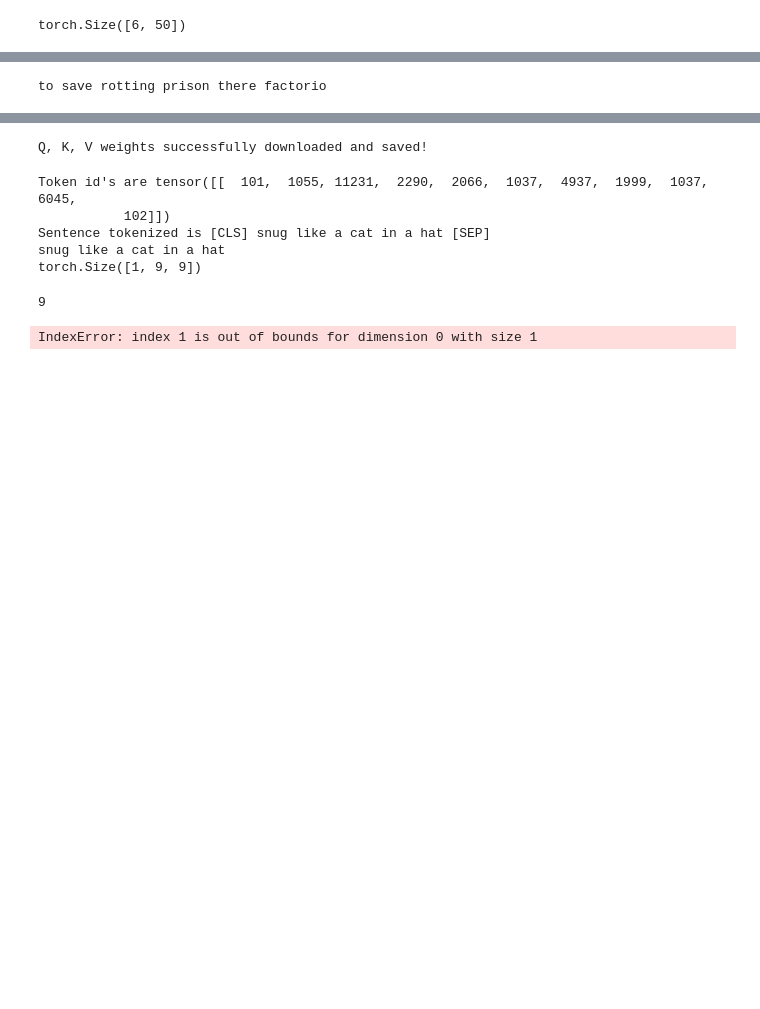
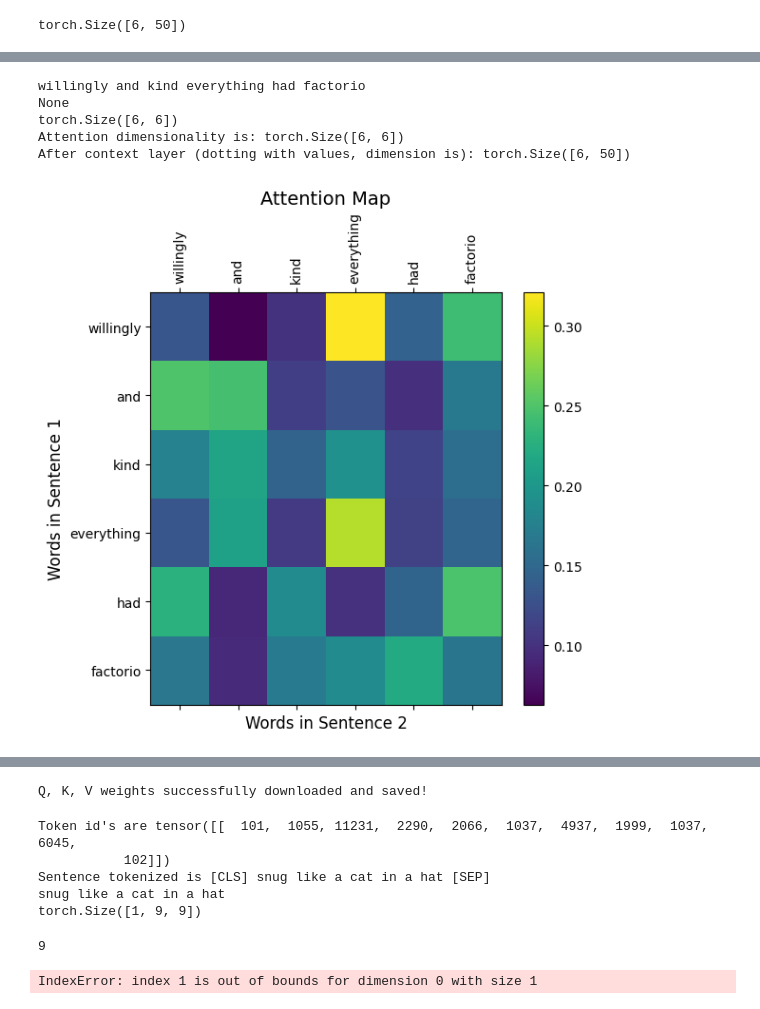
Before and after one commit to Twinbo/Signals-and-Data-Autumn-2025-student, a Jupyter notebook: week_11/ex_week_11.ipynb, the cells around one changed output, grey strips where cells are left out. Drawn from its saved outputs; the diff is of its cells as text; code cells hidden in the pictures; blank space fills up the shorter version.

```diff
--- a/week_11/ex_week_11.ipynb
+++ b/week_11/ex_week_11.ipynb
@@ -350,5 +474,29 @@ def attention_from_tokens(token_indices, word_embeddings, query_embeddings, key_
-# %%
-print(new_sentence)
-# %% [output]
-to save rotting prison there factorio
+# %%
+# Define dimensions of word embeddings, as well as Q, K and V matrices
+word_dim = 50
+Q_dim = 50
+K_dim = 50
+V_dim = 50
+
+# Instantiate AttentionModule
+attention_model = AttentionModule(word_dim, Q_dim, K_dim, V_dim)
+
+# Print sentence we are getting attention for
+print(print(new_sentence))
+
+# Calculate the attention and context layer values
+attention, representations = attention_model.attention_from_tokens(token_indices)
+
+# Print and visualize
+print("Attention dimensionality is:", attention.shape)
+print("After context layer (dotting with values, dimension is):", representations.shape)
+
+visualize_attention(attention.detach().numpy(), new_sentence.split(), new_sentence.split())
+# %% [output]
+willingly and kind everything had factorio
+None
+torch.Size([6, 6])
+Attention dimensionality is: torch.Size([6, 6])
+After context layer (dotting with values, dimension is): torch.Size([6, 50])
+[figure, added]
 # %%
```
Also changed, not shown: parts of 18 cells of this notebook.
